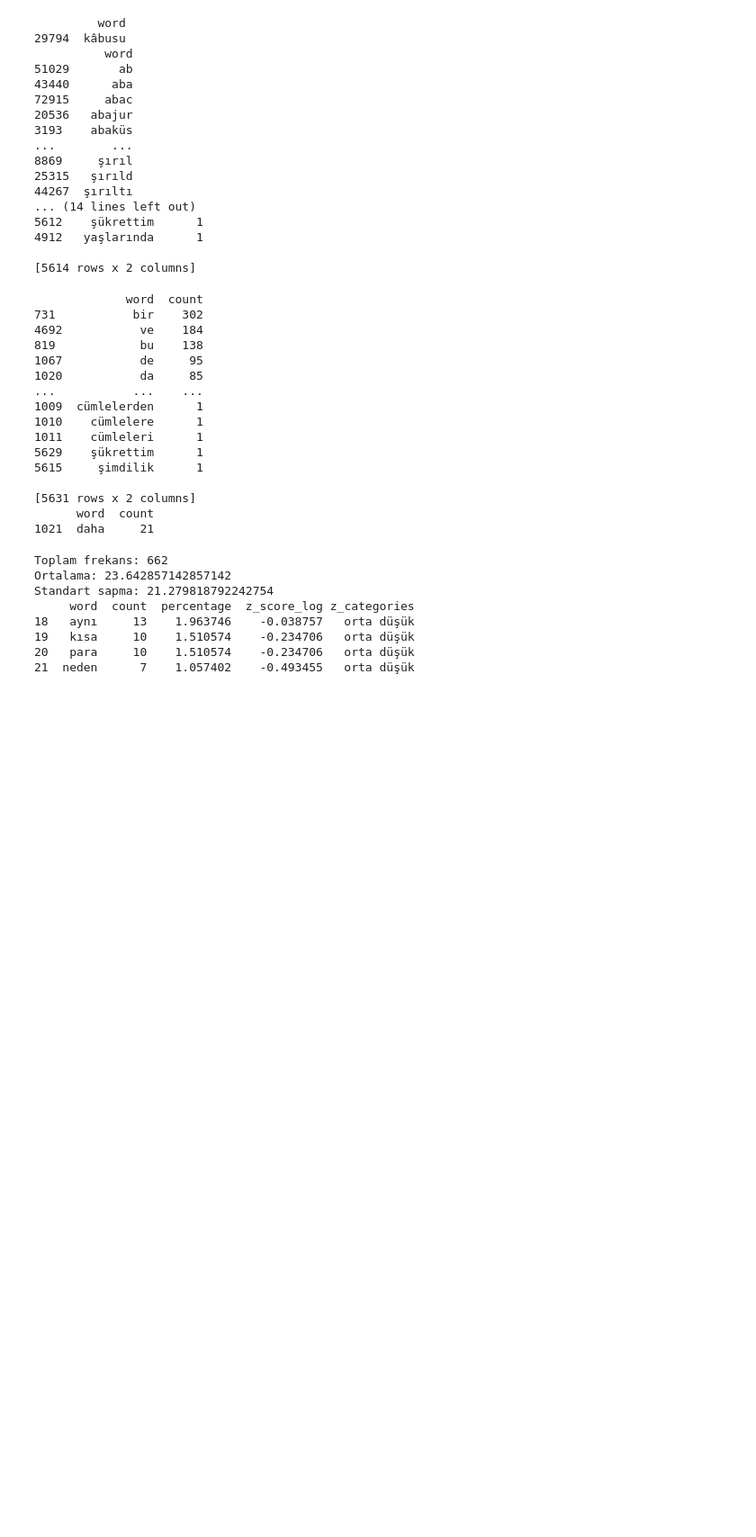
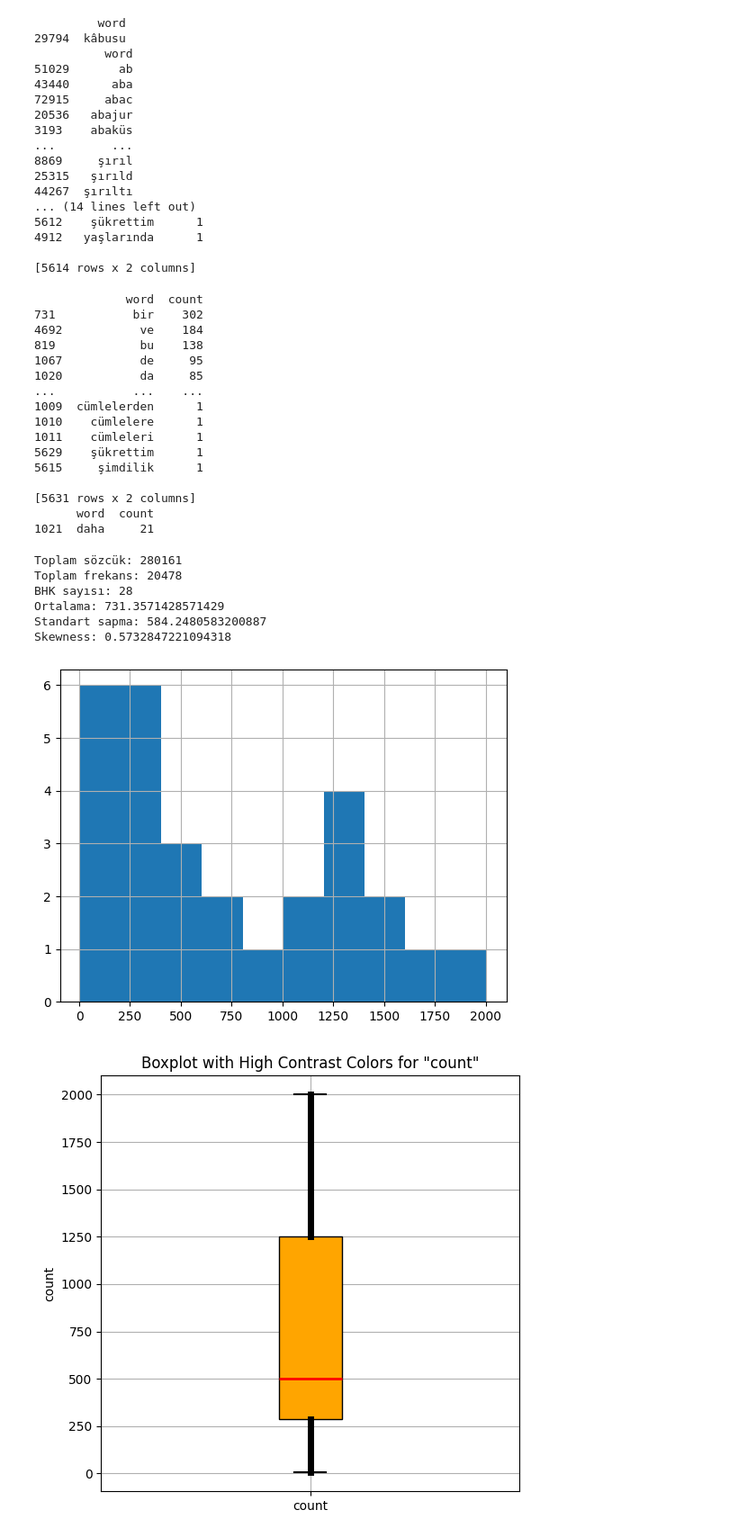
Before and after one commit to mdogus/tangible, a Jupyter notebook: notebooks/braille.ipynb, the cells around one changed output. Shown at 90% size. Drawn from its saved outputs; the diff is of its cells as text; code cells hidden in the pictures; blank space fills up the shorter version.

```diff
--- a/notebooks/braille.ipynb
+++ b/notebooks/braille.ipynb
@@ -335,7 +338,7 @@ print(df_stopwords_removed.head(20))
 # Bir Harfli Kısaltmalar: Z-Skoru
 
 # CSV'yi oku
-csv_path = 'data/contractions/word_frequencies_oe_cocuk.csv'
+csv_path = 'data/contractions/word_frequencies_novels.csv'
 df_single = pd.read_csv(csv_path)
 
 # Tek harfli kısaltmalar listesi
@@ -349,6 +352,7 @@ df_my_stopwords_single = pd.read_csv(csv_path_stopwords_single, header=None)
 my_stopwords_single = df_my_stopwords_single[0].tolist()
 df_single = df_single[~df_single['word'].isin(my_stopwords_single)]
 #print(df_single)
+print(f"Toplam sözcük: {df_single['count'].sum()}")
 
 # 1) Listedeki sözcüklerle BAŞLAYAN tüm sözcüklerin toplam frekansını hesapla
 results = []
@@ -389,43 +393,52 @@ std_log = df_single_freq['log_count'].std()
 
 # 6) Log değer üzerinden z-skoru
 if std_log == 0:
     df_single_freq['z_score_log'] = 0
 else:
     df_single_freq['z_score_log'] = (df_single_freq['log_count'] - mean_log) / std_log
 
 # 7) Z-Skoruna göre kategorilere ayır
 # Kategoriler için bin aralıkları (soldan sağa sıralı):
 bins = [-np.inf, -1, -0.5, 0, 0.5, 1, np.inf]
 # Bu aralıklara denk gelen etiketler (labels):
 labels = ["çok düşük", "düşük", "orta düşük", "orta yüksek", "yüksek", "çok yüksek"]
-df_single_freq['z_categories'] = pd.cut(df_single_freq['z_score_log'], bins=bins, labels=labels)
+df_single_freq['z_categories'] = pd.cut(df_single_freq['z_score'], bins=bins, labels=labels)
 
 # 8) Yüzdelik hesapla
 # Toplam 'count' değerini hesapla
 total_count_single = df_single_freq['count'].sum()
 # Yeni sütun: 'percentage' (yüzde)
 df_single_freq['percentage'] = (df_single_freq['count'] / total_count_single) * 100
 df_single_percent = df_single_freq[['word', 'count', 'percentage', 'z_score', 'z_score_log', 'z_categories']]
 
 # 9) Sırala ve sonucu yazdır
 df_single_freq = df_single_freq.sort_values("count", ascending=False).reset_index(drop=True)
 #print(df_single_freq)
 df_single_percent = df_single_percent.sort_values("count", ascending=False).reset_index(drop=True)
+print(f"BHK sayısı: {df_single_percent['word'].size}")
 print(f"Ortalama: {mean_val_single}")
 print(f"Standart sapma: {std_val_single}")
 #print(df_single_percent)
 # Çok düşük olanları sırala
-print(df_single_percent[df_single_percent['z_categories'] == 'orta düşük'])
+print(f"Skewness: {df_single_percent['count'].skew()}")
+#print(df_single_percent[df_single_percent['z_categories'] == 'düşük'])
 #print(df_single_percent[df_single_percent['word'] == 'büyük'])
+# Histogram ve Boxplot
+df_single_percent['count'].hist()
+plt.show()
+#df_single_percent.boxplot(column='count')
+#plt.show()
+plot_box_high_contrast(
+    df_single_percent)
 # %% [output]
-Toplam frekans: 662
-Ortalama: 23.642857142857142
-Standart sapma: 21.279818792242754
-     word  count  percentage  z_score_log z_categories
-18   aynı     13    1.963746    -0.038757   orta düşük
-19   kısa     10    1.510574    -0.234706   orta düşük
-20   para     10    1.510574    -0.234706   orta düşük
-21  neden      7    1.057402    -0.493455   orta düşük
+Toplam sözcük: 280161
+Toplam frekans: 20478
+BHK sayısı: 28
+Ortalama: 731.3571428571429
+Standart sapma: 584.2480583200887
+Skewness: 0.5732847221094318
+[figure, added]
+[figure, added]
 # %%
 # İki Harfli Kısaltmalar: Z-Skoru
 
```
Also changed, not shown: parts of 2 cells of this notebook, 3 other files.
